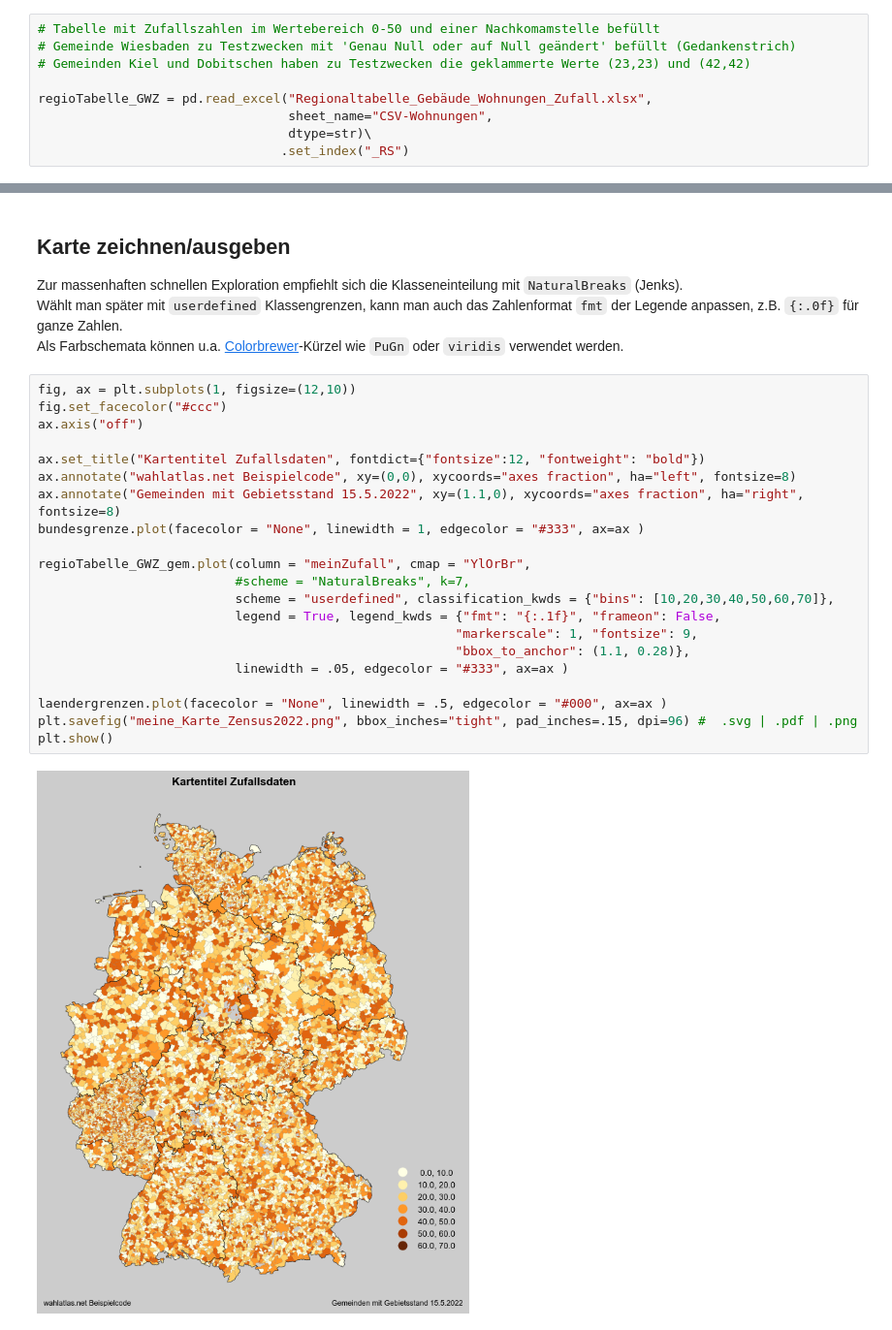
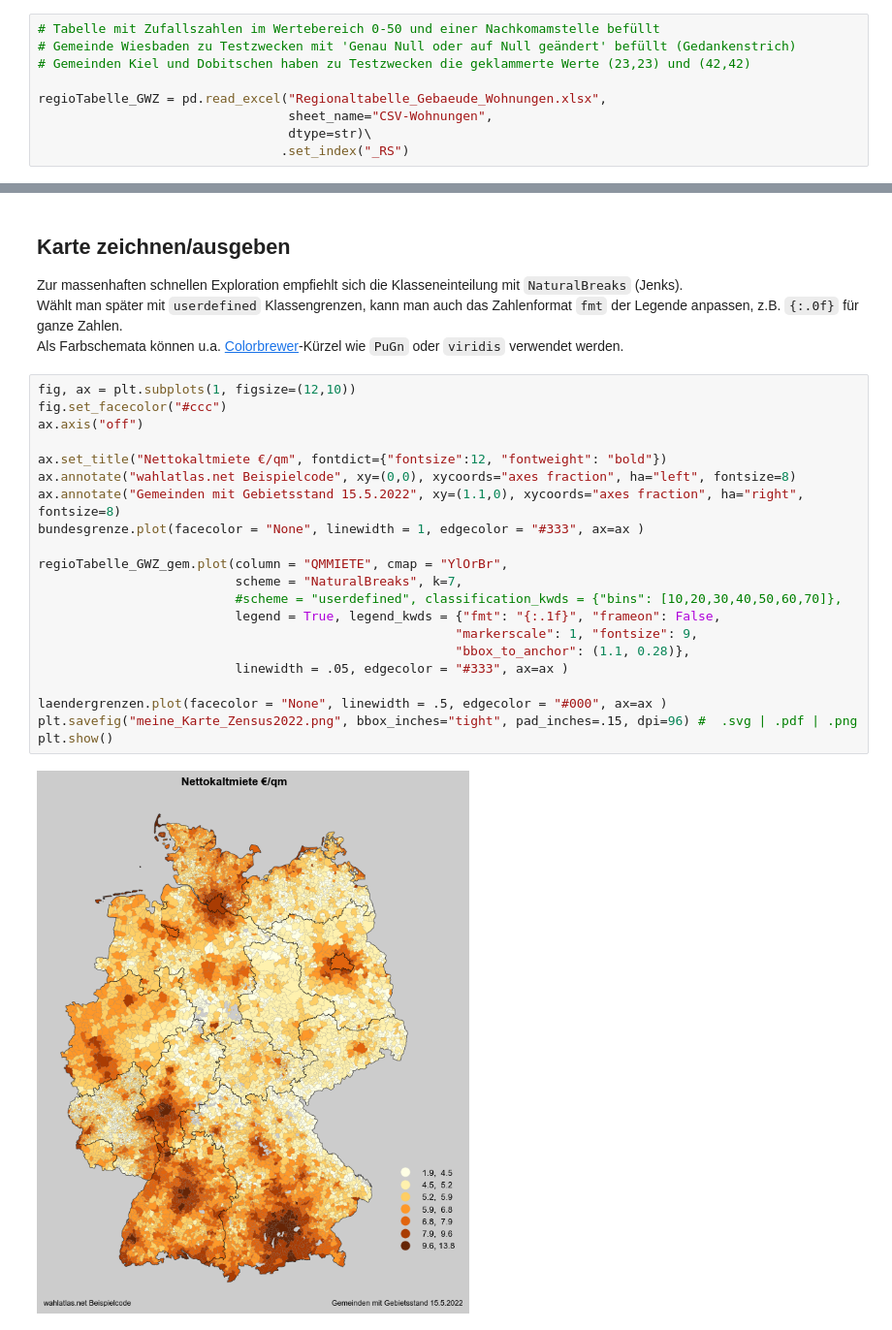
Before and after one commit to wahlatlas/zensus2022, a Jupyter notebook: beispielcode_karte.ipynb, the cells around one changed output, grey strips where cells are left out. Shown at 97% size. Saved outputs shown, nothing was run; the diff lists cells and outputs as text.

```diff
--- a/beispielcode_karte.ipynb
+++ b/beispielcode_karte.ipynb
@@ -94,7 +94,7 @@ zu Zahlen konvertiert, einschließlich `NaN` wenn das scheitert
 # Gemeinde Wiesbaden zu Testzwecken mit 'Genau Null oder auf Null geändert' befüllt (Gedankenstrich)
 # Gemeinden Kiel und Dobitschen haben zu Testzwecken die geklammerte Werte (23,23) und (42,42)
 
-regioTabelle_GWZ = pd.read_excel("Regionaltabelle_Gebäude_Wohnungen_Zufall.xlsx",
+regioTabelle_GWZ = pd.read_excel("Regionaltabelle_Gebaeude_Wohnungen.xlsx",
                                  sheet_name="CSV-Wohnungen",
                                  dtype=str)\
                                 .set_index("_RS")
@@ -212,23 +212,23 @@ Als Farbschemata können u.a. [Colorbrewer](https://colorbrewer2.org/#type=seque
 # %%
 fig, ax = plt.subplots(1, figsize=(12,10))
 fig.set_facecolor("#ccc")
 ax.axis("off")
 
-ax.set_title("Kartentitel Zufallsdaten", fontdict={"fontsize":12, "fontweight": "bold"})
+ax.set_title("Nettokaltmiete €/qm", fontdict={"fontsize":12, "fontweight": "bold"})
 ax.annotate("wahlatlas.net Beispielcode", xy=(0,0), xycoords="axes fraction", ha="left", fontsize=8)
 ax.annotate("Gemeinden mit Gebietsstand 15.5.2022", xy=(1.1,0), xycoords="axes fraction", ha="right", fontsize=8)
 bundesgrenze.plot(facecolor = "None", linewidth = 1, edgecolor = "#333", ax=ax )
 
-regioTabelle_GWZ_gem.plot(column = "meinZufall", cmap = "YlOrBr",
-                          #scheme = "NaturalBreaks", k=7,
-                          scheme = "userdefined", classification_kwds = {"bins": [10,20,30,40,50,60,70]},
+regioTabelle_GWZ_gem.plot(column = "QMMIETE", cmap = "YlOrBr",
+                          scheme = "NaturalBreaks", k=7,
+                          #scheme = "userdefined", classification_kwds = {"bins": [10,20,30,40,50,60,70]},
                           legend = True, legend_kwds = {"fmt": "{:.1f}", "frameon": False,
                                                        "markerscale": 1, "fontsize": 9,
                                                        "bbox_to_anchor": (1.1, 0.28)},
                           linewidth = .05, edgecolor = "#333", ax=ax )
 
 laendergrenzen.plot(facecolor = "None", linewidth = .5, edgecolor = "#000", ax=ax )
 plt.savefig("meine_Karte_Zensus2022.png", bbox_inches="tight", pad_inches=.15, dpi=96) #  .svg | .pdf | .png
 plt.show()
 # %% [output]
-[figure, old version]
+[figure, new version]
```
Also changed, not shown: parts of 10 cells of this notebook.
